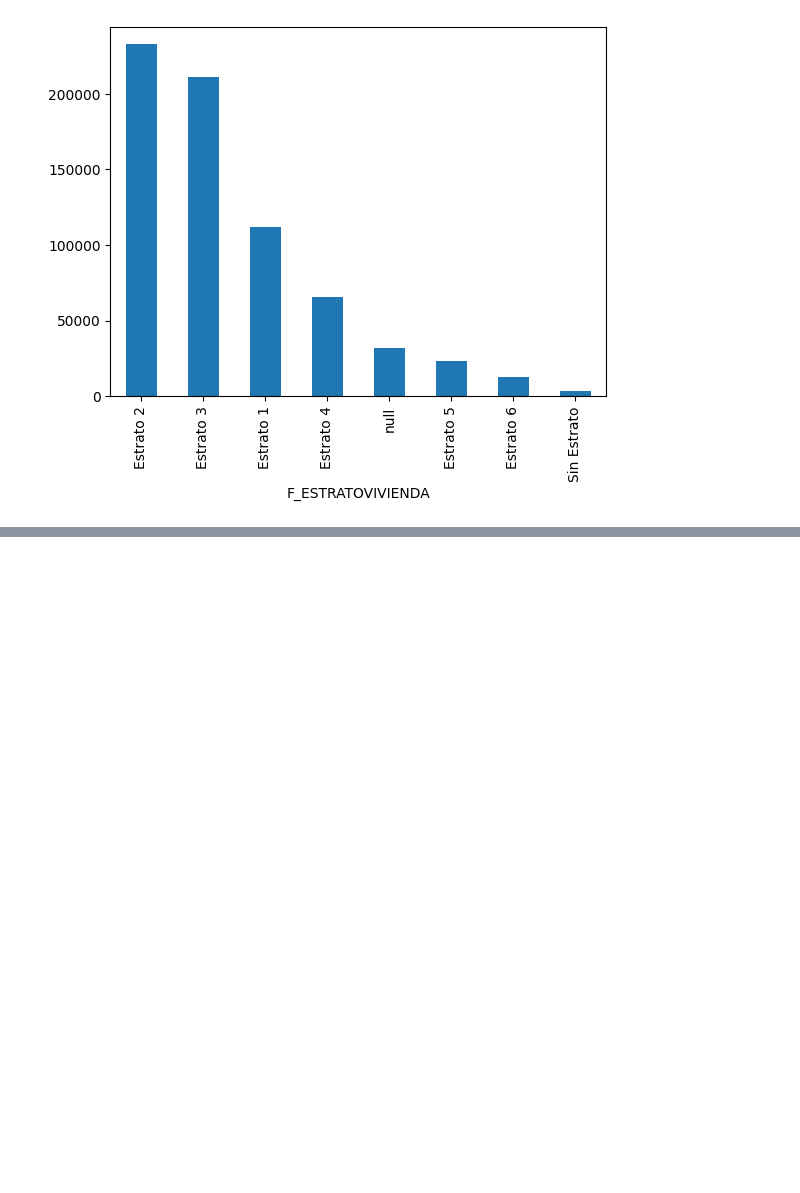
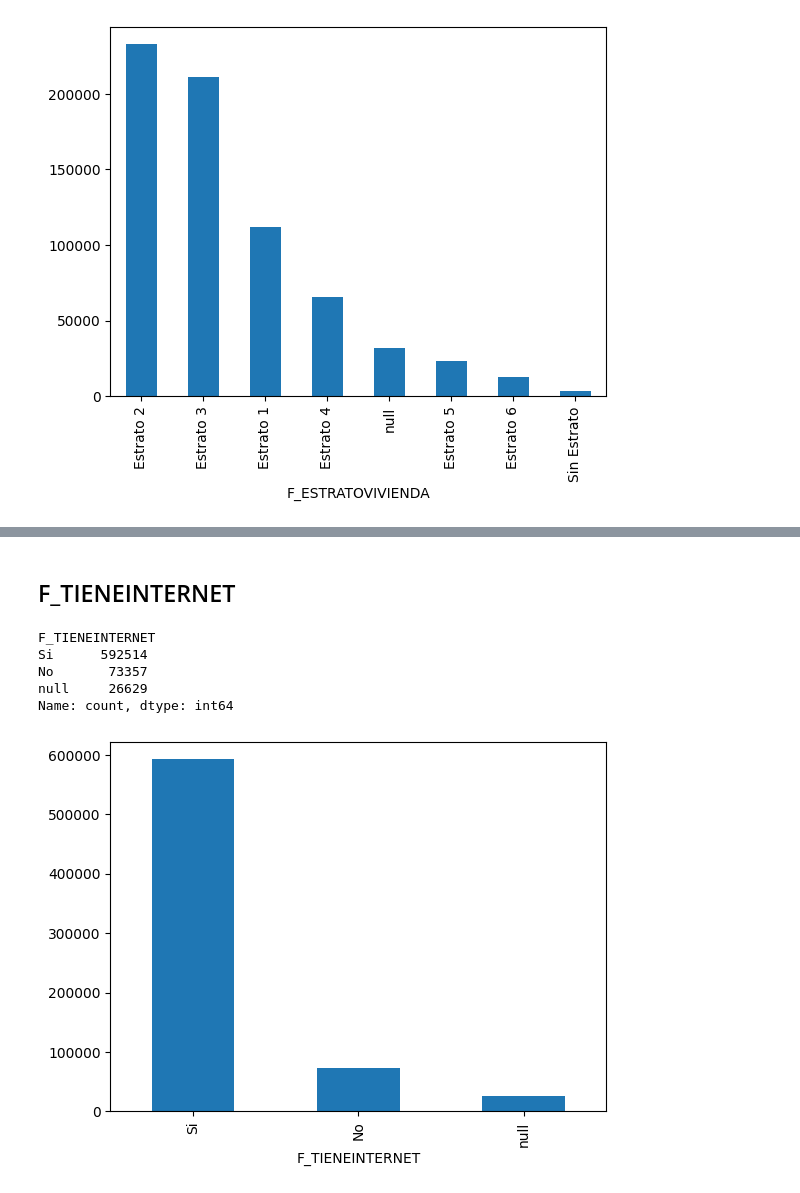
Before and after one commit to Thomascc123/Proyecto-Kaggle-Modelos, a Jupyter notebook: 02 - preprocesado.ipynb, the cells around one changed output, grey strips where cells are left out. Drawn from its saved outputs; the diff is of its cells as text; code cells hidden in the pictures; blank space fills up the shorter version.

```diff
--- a/02 - preprocesado.ipynb
+++ b/02 - preprocesado.ipynb
@@ -166,0 +226,11 @@ Name: count, dtype: int64
+# %% [markdown]
+## F_TIENEINTERNET
+# %%
+viewValues(train, 'F_TIENEINTERNET')
+# %% [output]
+F_TIENEINTERNET
+Si      592514
+No       73357
+null     26629
+Name: count, dtype: int64
+[figure, added]
```
Also changed, not shown: parts of 15 cells of this notebook.
